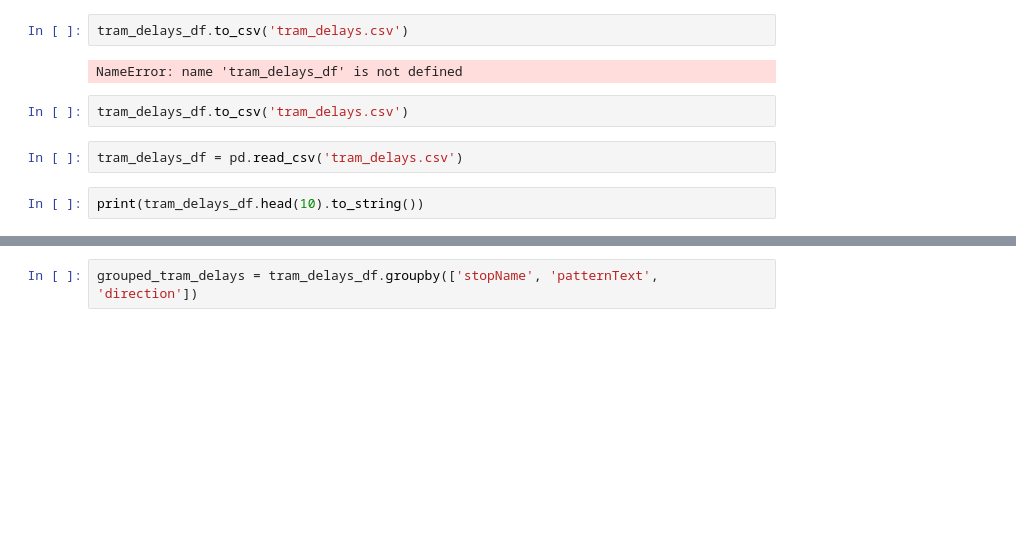
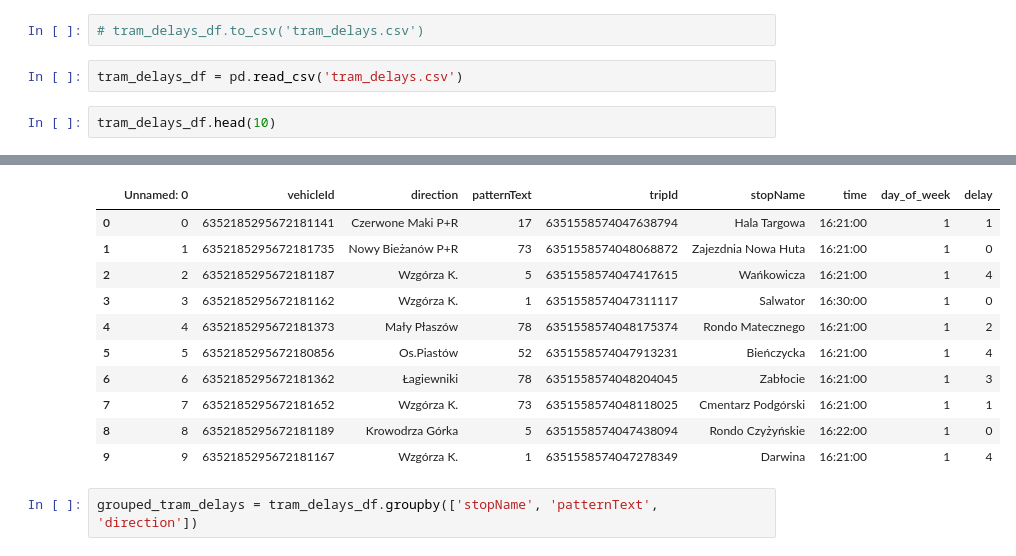
Before and after one commit to krzychuwr1/ttssApiDataDownloader, a Jupyter notebook: Untitled.ipynb, the cells around one changed output, grey strips where cells are left out. Saved outputs shown, nothing was run; the diff lists cells and outputs as text; blank space fills up the shorter version.

```diff
--- a/Untitled.ipynb
+++ b/Untitled.ipynb
@@ -119,11 +110,7 @@ Length: 1230, dtype: int64
 # %%
-tram_delays_df.to_csv('tram_delays.csv')
+# tram_delays_df.to_csv('tram_delays.csv')
-# %% [output]
-NameError: name 'tram_delays_df' is not defined
-# %%
-tram_delays_df.to_csv('tram_delays.csv')
 # %%
 tram_delays_df = pd.read_csv('tram_delays.csv')
 # %%
-print(tram_delays_df.head(10).to_string())
+tram_delays_df.head(10)
 # %% [output]
@@ -141,3 +117,14 @@ print(tram_delays_df.head(10).to_string())
+|  | Unnamed: 0 | vehicleId | direction | patternText | tripId | stopName | time | day_of_week | delay |
+| 0 | 0 | 6352185295672181141 | Czerwone Maki P+R | 17 | 6351558574047638794 | Hala Targowa | 16:21:00 | 1 | 1 |
+| 1 | 1 | 6352185295672181735 | Nowy Bieżanów P+R | 73 | 6351558574048068872 | Zajezdnia Nowa Huta | 16:21:00 | 1 | 0 |
+| 2 | 2 | 6352185295672181187 | Wzgórza K. | 5 | 6351558574047417615 | Wańkowicza | 16:21:00 | 1 | 4 |
+| 3 | 3 | 6352185295672181162 | Wzgórza K. | 1 | 6351558574047311117 | Salwator | 16:30:00 | 1 | 0 |
+| 4 | 4 | 6352185295672181373 | Mały Płaszów | 78 | 6351558574048175374 | Rondo Matecznego | 16:21:00 | 1 | 2 |
+| 5 | 5 | 6352185295672180856 | Os.Piastów | 52 | 6351558574047913231 | Bieńczycka | 16:21:00 | 1 | 4 |
+| 6 | 6 | 6352185295672181362 | Łagiewniki | 78 | 6351558574048204045 | Zabłocie | 16:21:00 | 1 | 3 |
+| 7 | 7 | 6352185295672181652 | Wzgórza K. | 73 | 6351558574048118025 | Cmentarz Podgórski | 16:21:00 | 1 | 1 |
+| 8 | 8 | 6352185295672181189 | Krowodrza Górka | 5 | 6351558574047438094 | Rondo Czyżyńskie | 16:22:00 | 1 | 0 |
+| 9 | 9 | 6352185295672181167 | Wzgórza K. | 1 | 6351558574047278349 | Darwina | 16:21:00 | 1 | 4 |
 # %%
 grouped_tram_delays = tram_delays_df.groupby(['stopName', 'patternText', 'direction'])
 # %%
```
Also changed, not shown: parts of 11 cells of this notebook, 9 other files.
